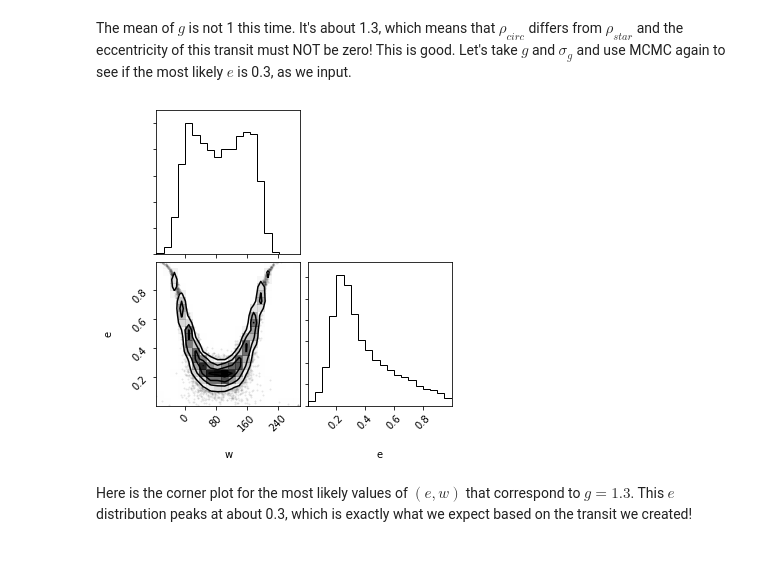
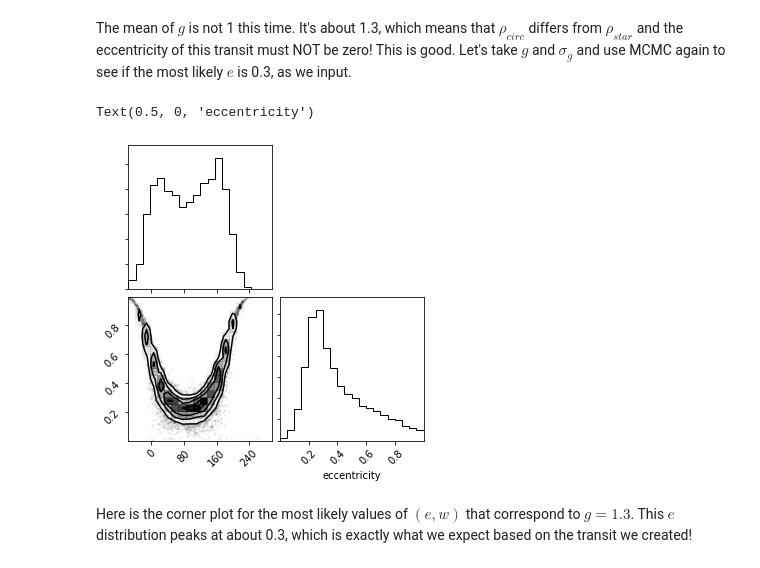
Before and after one commit to ssagear/photoeccentric, a Jupyter notebook: notebooks/photoeccentric_tutorial.ipynb, the cells around one changed output. Cells and saved outputs as stored; diff of their text form; code cells hidden in the pictures.

```diff
--- a/notebooks/photoeccentric_tutorial.ipynb
+++ b/notebooks/photoeccentric_tutorial.ipynb
@@ -470,9 +535,11 @@ sampler = emcee.EnsembleSampler(nwalkers, ndim, ph.log_probability, args=(g_mean
 sampler.run_mcmc(pos, 5000, progress=True);
 # %%
 flat_samples = sampler.get_chain(discard=100, thin=15, flat=True)
-fig = corner.corner(flat_samples, labels=labels)
+fig = corner.corner(flat_samples)
+plt.xlabel('eccentricity')
 # %% [output]
+Text(0.5, 0, 'eccentricity')
-[figure, old version]
+[figure, new version]
 # %% [markdown]
 Here is the corner plot for the most likely values of $(e, w)$ that correspond to $g = 1.3$. This $e$ distribution peaks at about 0.3, which is exactly what we expect based on the transit we created!
 # %% [markdown]
```
Also changed, not shown: parts of 28 cells of this notebook, 2 other files.
